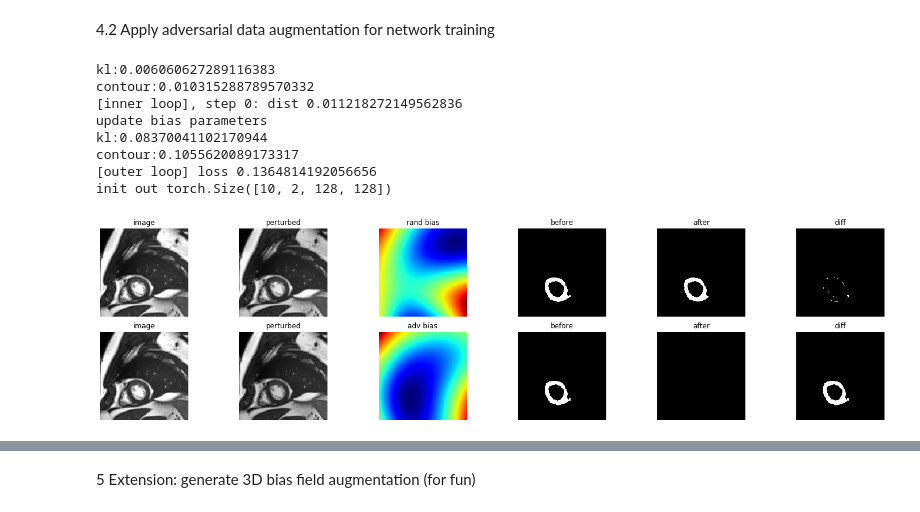
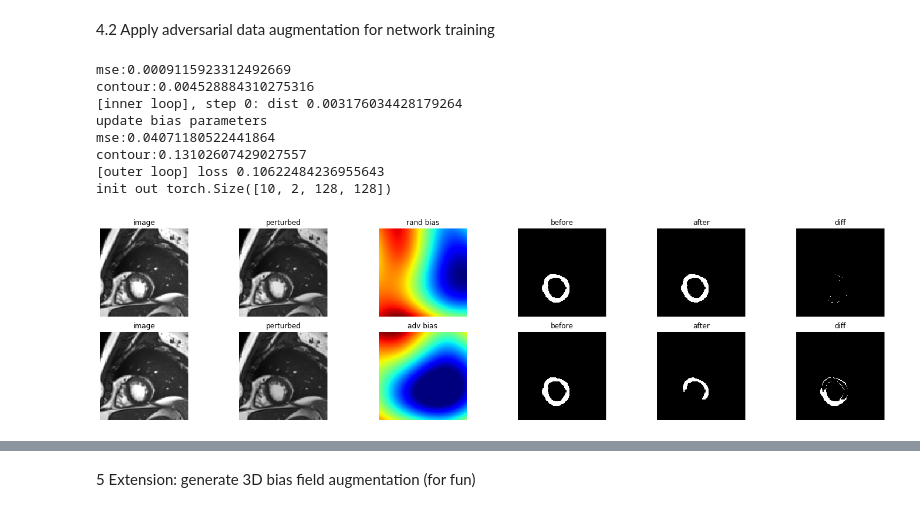
Before and after one commit to cherise215/AdvBias, a Jupyter notebook: adv_bias_field_generation.ipynb, the cells around one changed output, grey strips where cells are left out. Saved outputs shown, nothing was run; the diff lists cells and outputs as text; code cells hidden in the pictures.

```diff
--- a/adv_bias_field_generation.ipynb
+++ b/adv_bias_field_generation.ipynb
@@ -47,7 +47,7 @@ cropped_images.shape
 # %% [output]
 (10, 128, 128)
 # %%
-slice_id=7
+slice_id=6
 font_size=12
 plt.subplot(121)
 plt.title('image',size=font_size)
@@ -181,9 +182,10 @@ rand_transformed_image = solver.forward(image_tensor.detach().clone())
 # %% [markdown]
 4.2 Apply adversarial data augmentation for network training
 # %%
+model.eval()
 solver = ComposeAdversarialTransformSolver(
         chain_of_transforms=[augmentor_bias],
-        divergence_types = ['kl','contour'], ### you can also change it to 'mse' for mean squared error loss
+        divergence_types = ['mse','contour'], ### you can also change it to 'mse' for mean squared error loss
         divergence_weights=[1.0,0.5],
         use_gpu= True,
         debug=True,
@@ -192,8 +194,7 @@ solver = ComposeAdversarialTransformSolver(
 ## 4. start learning
 solver.init_random_transformation()
 rand_transformed_image = solver.forward(image_tensor.detach().clone())
-with _disable_tracking_bn_stats(model):
-        rand_predict = model.forward(rand_transformed_image)
+rand_predict = model.forward(rand_transformed_image)
 rand_bias = augmentor_bias.bias_field
 
 model.zero_grad()
@@ -209,13 +210,13 @@ adv_bias= augmentor_bias.bias_field
 adv_transformed_image = solver.forward(image_tensor.detach().clone())
 adv_predict = model.forward(adv_transformed_image)
 # %% [output]
-kl:0.006060627289116383
-contour:0.010315288789570332
-[inner loop], step 0: dist 0.011218272149562836
+mse:0.0009115923312492669
+contour:0.004528884310275316
+[inner loop], step 0: dist 0.003176034428179264
 update bias parameters
-kl:0.08370041102170944
-contour:0.1055620089173317
-[outer loop] loss 0.1364814192056656
+mse:0.04071180522441864
+contour:0.13102607429027557
+[outer loop] loss 0.10622484236955643
 init out torch.Size([10, 2, 128, 128])
 # %%
 rand_transformed_image_numpy=rand_transformed_image.cpu().data.numpy()[slice_id,0]
@@ -237,7 +238,7 @@ plt.title('perturbed',size=font_size)
 plt.axis('off')
 plt.imshow(rand_transformed_image_numpy,cmap='gray')
 plt.subplot(463)
-plt.imshow(rand_bias_numpy,cmap='jet')
+plt.imshow(rand_bias_numpy,cmap='jet',interpolation=None)
 plt.title('rand bias',size=font_size)
 plt.axis('off')
 
@@ -256,34 +257,34 @@ plt.axis('off')
 
 
 plt.subplot(467)
 plt.title('image',size=font_size)
 plt.axis('off')
 plt.imshow(cropped_images[slice_id],cmap='gray')
 plt.subplot(468)
 plt.title('perturbed',size=font_size)
 plt.axis('off')
 plt.imshow(adv_transformed_image_numpy,cmap='gray')
 plt.subplot(469)
 plt.imshow(adv_bias_numpy,cmap='jet')
 plt.title('adv bias',size=font_size)
 plt.axis('off')
 ## results with adv bias field
 
 plt.subplot(4,6,10)
 plt.title('before',size=font_size)
 plt.axis('off')
 plt.imshow(pred_map[slice_id],cmap='gray')
 plt.subplot(4,6,11)
 plt.title('after',size=font_size)
 plt.axis('off')
 plt.imshow(adv_predict_numpy,cmap='gray')
 plt.subplot(4,6,12)
 plt.imshow(abs(adv_predict_numpy-pred_map[slice_id]),cmap='gray')
 plt.title('diff',size=font_size)
 plt.axis('off')
 plt.tight_layout()
 # %% [output]
-[figure, old version]
+[figure, new version]
 # %%
 ## now you can simply learn effective adversarial bias fields on-the-fly to enhance training. a sample code will be like the following
 ## pseudo code for model optimization at one iteration:
```
Also changed, not shown: parts of 7 cells of this notebook, 5 other files.
